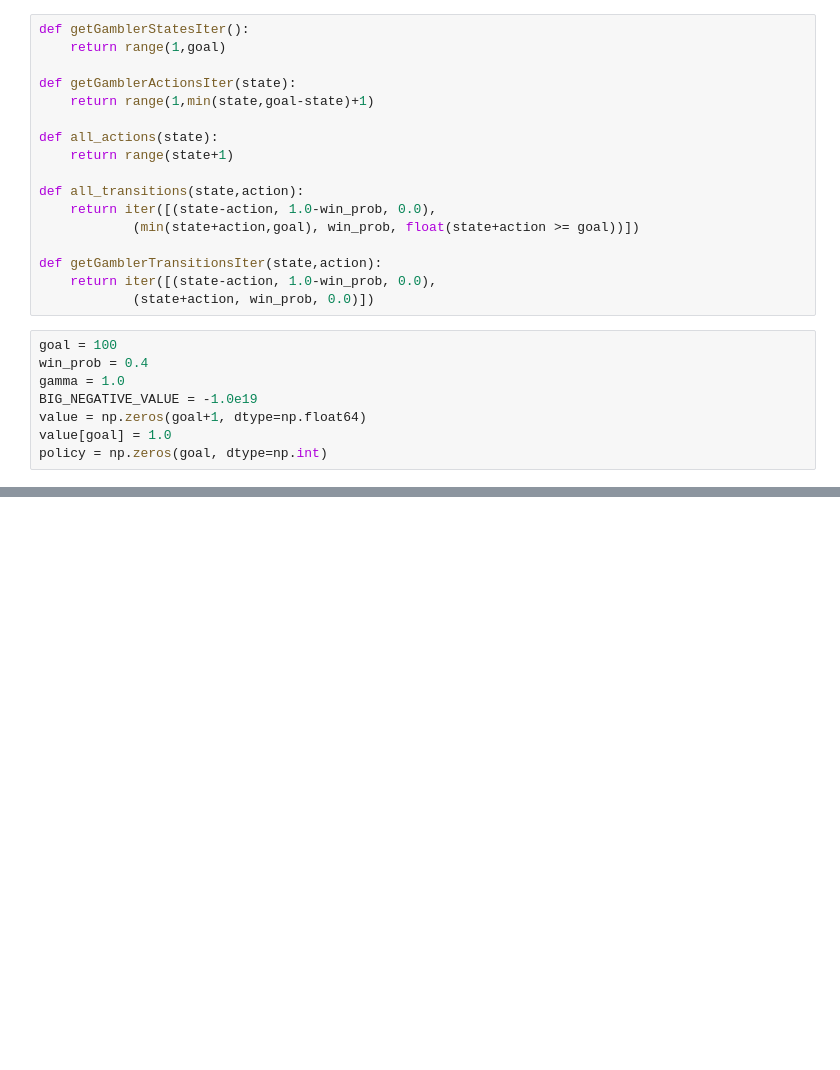
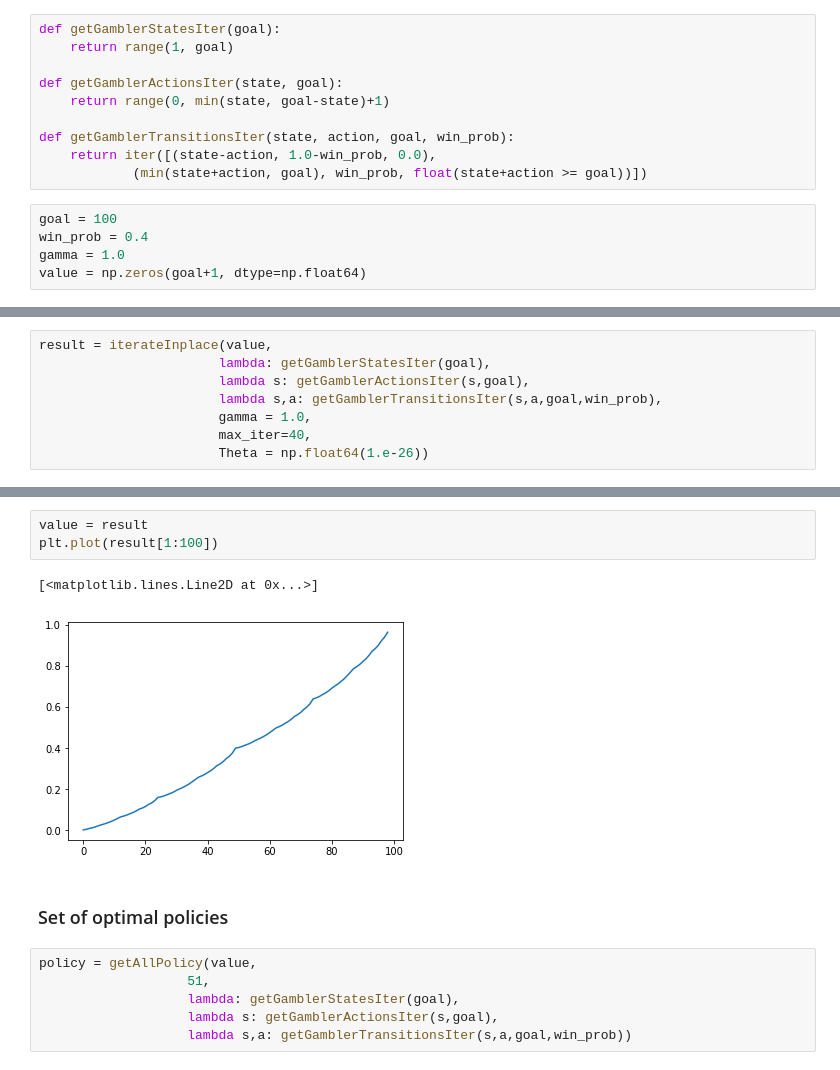
Before and after one commit to muarvyn/SuttonBartoRLBook.exercise, a Jupyter notebook: DP/Gambler.ipynb, the cells around one changed output, grey strips where cells are left out. Cells and saved outputs as stored; diff of their text form; blank space fills up the shorter version.

Commit message:
Revised Gambler's Problem. Added a solution to Exercise 4.9

```diff
--- a/DP/Gambler.ipynb
+++ b/DP/Gambler.ipynb
@@ -75,25 +71,15 @@ def getPolicy2(value, policy, getStatesIter, getActionsIter, getStateTransitions
 # %%
-def getGamblerStatesIter():
-    return range(1,goal)
+def getGamblerStatesIter(goal):
+    return range(1, goal)
 
-def getGamblerActionsIter(state):
-    return range(1,min(state,goal-state)+1)
+def getGamblerActionsIter(state, goal):
+    return range(0, min(state, goal-state)+1)
 
-def all_actions(state):
-    return range(state+1)
-
-def all_transitions(state,action):
+def getGamblerTransitionsIter(state, action, goal, win_prob):
     return iter([(state-action, 1.0-win_prob, 0.0),
-            (min(state+action,goal), win_prob, float(state+action >= goal))])
-
-def getGamblerTransitionsIter(state,action):
-    return iter([(state-action, 1.0-win_prob, 0.0),
-            (state+action, win_prob, 0.0)])
+            (min(state+action, goal), win_prob, float(state+action >= goal))])
 # %%
 goal = 100
 win_prob = 0.4
 gamma = 1.0
-BIG_NEGATIVE_VALUE = -1.0e19
 value = np.zeros(goal+1, dtype=np.float64)
-value[goal] = 1.0
-policy = np.zeros(goal, dtype=np.int)
@@ -120,0 +86,8 @@ Iteration 33[Done] delta=0.0
+# %%
+result = iterateInplace(value,
+                       lambda: getGamblerStatesIter(goal),
+                       lambda s: getGamblerActionsIter(s,goal),
+                       lambda s,a: getGamblerTransitionsIter(s,a,goal,win_prob),
+                       gamma = 1.0,
+                       max_iter=40,
+                       Theta = np.float64(1.e-26))
@@ -120,0 +112,14 @@ Iteration 33[Done] delta=0.0
+# %%
+value = result
+plt.plot(result[1:100])
+# %% [output]
+[<matplotlib.lines.Line2D at 0x...>]
+[figure, added]
+# %% [markdown]
+### Set of optimal policies
+# %%
+policy = getAllPolicy(value,
+                   51,
+                   lambda: getGamblerStatesIter(goal),
+                   lambda s: getGamblerActionsIter(s,goal),
+                   lambda s,a: getGamblerTransitionsIter(s,a,goal,win_prob))
```
Also changed, not shown: parts of 27 cells of this notebook.
